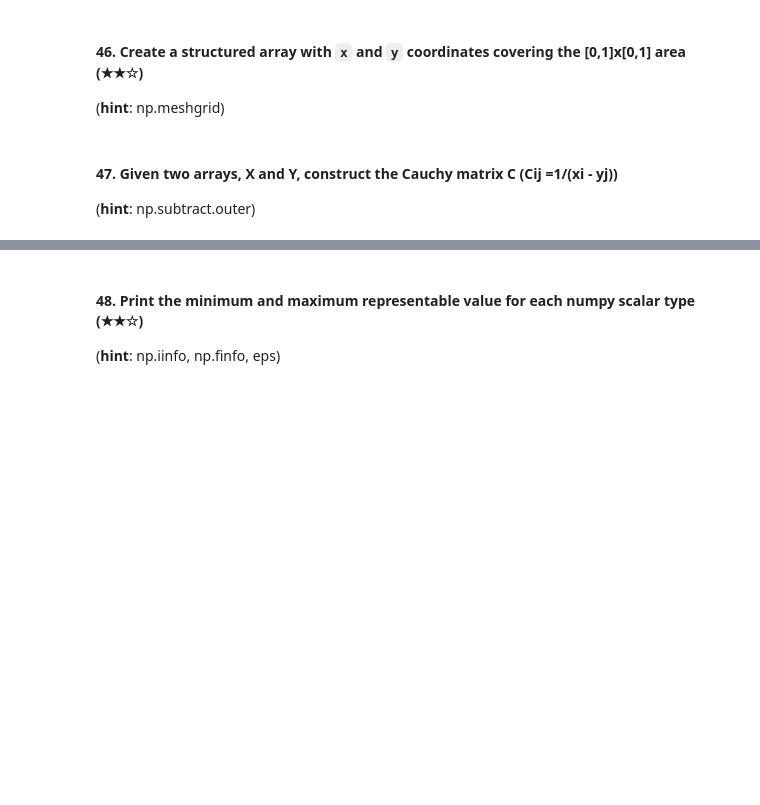
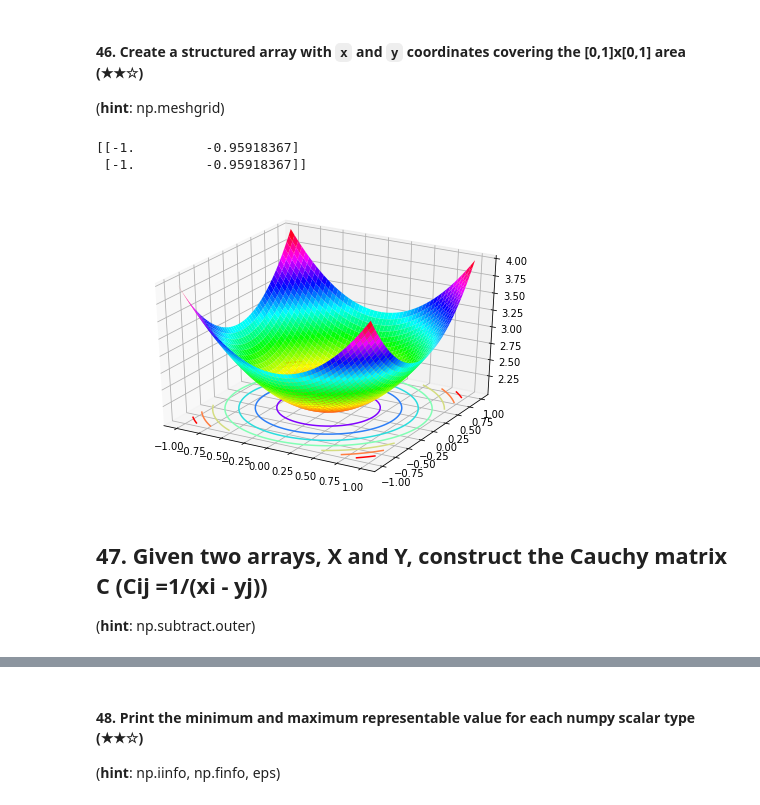
Before and after one commit to passionzhan/numpy-100, a Jupyter notebook: 100_Numpy_exercises_with_hint.ipynb, the cells around one changed output, grey strips where cells are left out. Drawn from its saved outputs; the diff is of its cells as text; code cells hidden in the pictures; blank space fills up the shorter version.

```diff
--- a/100_Numpy_exercises_with_hint.ipynb
+++ b/100_Numpy_exercises_with_hint.ipynb
@@ -596,6 +932,32 @@ np.sqrt(-1) == np.emath.sqrt(-1)
 # %% [markdown]
 #### 46. Create a structured array with `x` and `y` coordinates covering the \[0,1\]x\[0,1\] area (★★☆)
 (**hint**: np.meshgrid)
+# %%
+# np.info('meshgrid')
+x = np.linspace(-1,1,50)
+y = np.linspace(-1,1,50)
+# print(x)
+xg,yg = np.meshgrid(x,y)
+print(xg[0:2,0:2])
+
+z = xg**2 + yg**2  + 2
+
+import matplotlib.pyplot as plt
+from mpl_toolkits.mplot3d import Axes3D #绘制3D坐标的函数
+
+# %matplotlib inline
+# %matplotlib notebook
+# %matplotlib qt5
+%matplotlib inline
+fig1=plt.figure()#创建一个绘图对象
+ax=Axes3D(fig1)#用这个绘图对象创建一个Axes对象(有3D坐标)
+ax.plot_surface(xg,yg,z,cmap=plt.cm.hsv,)
+ax.contour(xg,yg,z, offset = 2, cmap = 'rainbow')
+plt.show()
+# %% [output]
+[[-1.         -0.95918367]
+ [-1.         -0.95918367]]
+[figure, added]
 # %% [markdown]
-####  47. Given two arrays, X and Y, construct the Cauchy matrix C (Cij =1/(xi - yj))
+##  47. Given two arrays, X and Y, construct the Cauchy matrix C (Cij =1/(xi - yj))
 (**hint**: np.subtract.outer)
```
Also changed, not shown: parts of 22 cells of this notebook, 3 other files.
